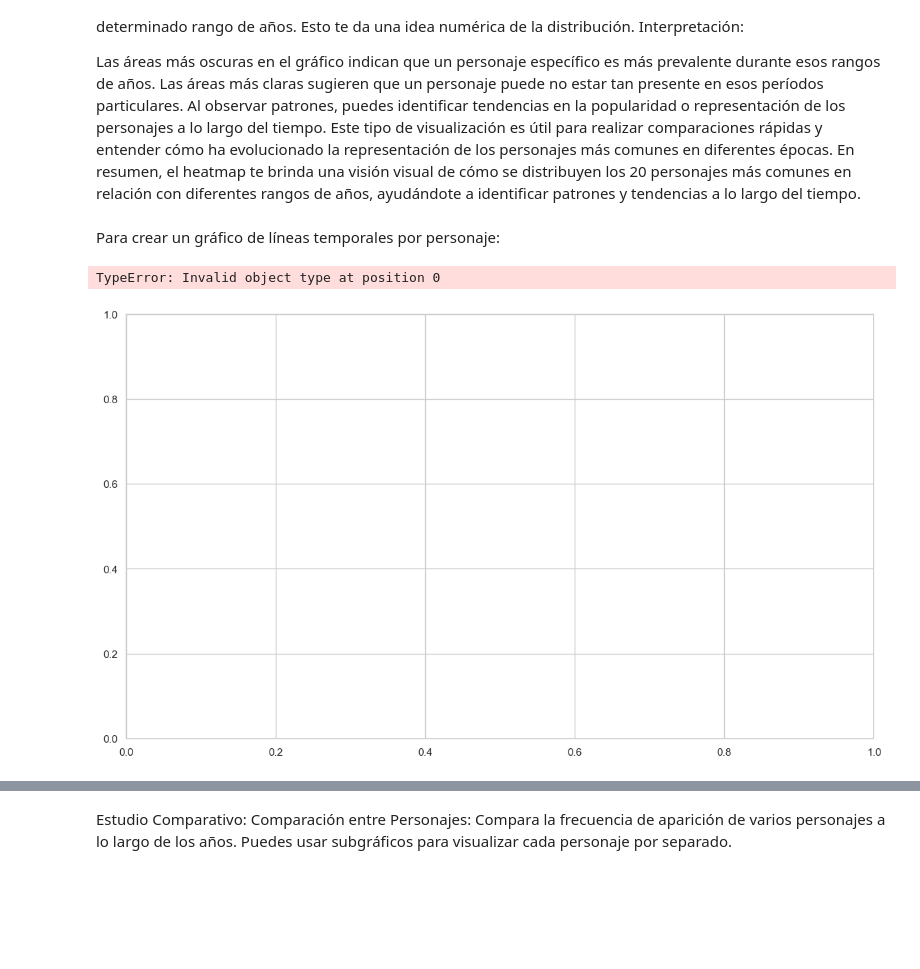
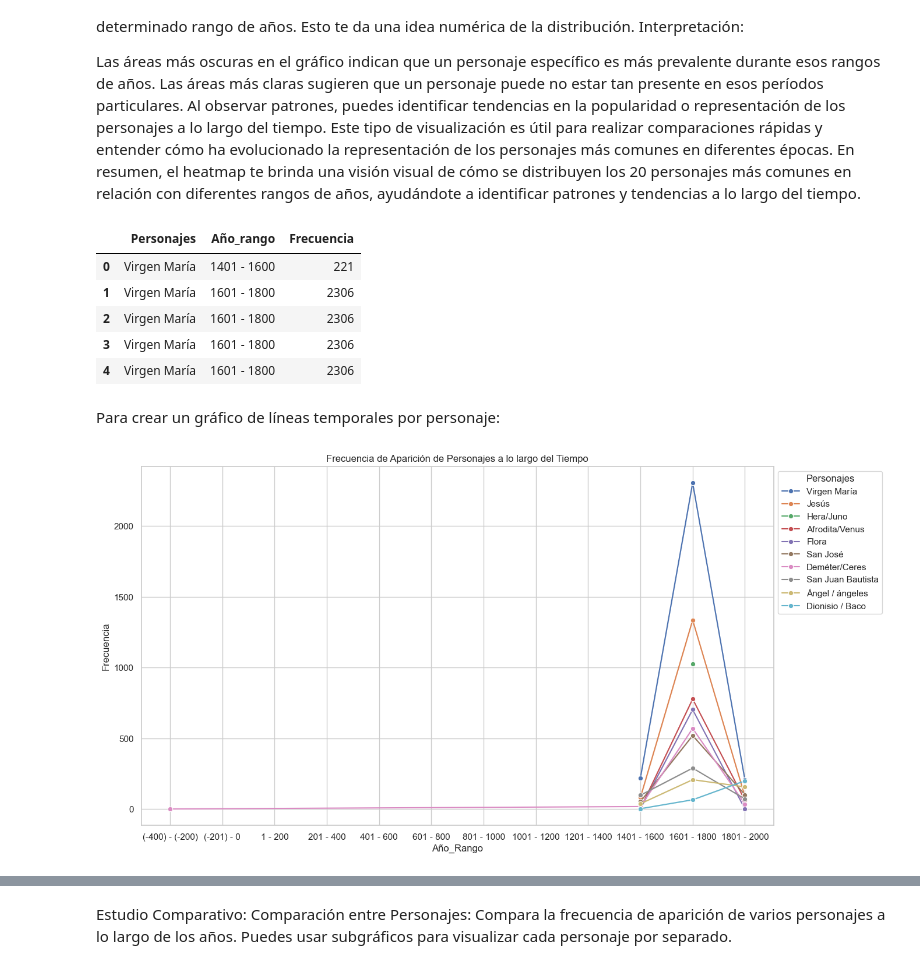
Before and after one commit to karmelealonso/project_final, a Jupyter notebook: notebooks/Estudio_analitico_iconografia.ipynb, the cells around one changed output, grey strips where cells are left out. Drawn from its saved outputs; the diff is of its cells as text; code cells hidden in the pictures; blank space fills up the shorter version.

```diff
--- a/notebooks/Estudio_analitico_iconografia.ipynb
+++ b/notebooks/Estudio_analitico_iconografia.ipynb
@@ -470,5 +469,14 @@ Las áreas más claras sugieren que un personaje puede no estar tan presente en
 Al observar patrones, puedes identificar tendencias en la popularidad o representación de los personajes a lo largo del tiempo.
 Este tipo de visualización es útil para realizar comparaciones rápidas y entender cómo ha evolucionado la representación de los personajes más comunes en diferentes épocas.
 En resumen, el heatmap te brinda una visión visual de cómo se distribuyen los 20 personajes más comunes en relación con diferentes rangos de años, ayudándote a identificar patrones y tendencias a lo largo del tiempo.
+# %%
+personajes_año_rango.head()
+# %% [output]
+|  | Personajes | Año_rango | Frecuencia |
+| 0 | Virgen María | 1401 - 1600 | 221 |
+| 1 | Virgen María | 1601 - 1800 | 2306 |
+| 2 | Virgen María | 1601 - 1800 | 2306 |
+| 3 | Virgen María | 1601 - 1800 | 2306 |
+| 4 | Virgen María | 1601 - 1800 | 2306 |
 # %% [markdown]
 Para crear un gráfico de líneas temporales por personaje:
@@ -481,21 +483,26 @@ line_chart_data['Año_rango'] = line_chart_data['Año_rango'].astype
 # %%
+personajes_mas_comunes = personajes_año_rango['Personajes'].value_counts().nlargest(10).index
+
+# Filtra el DataFrame para incluir solo los diez personajes más comunes
+top_10_data = personajes_año_rango[personajes_año_rango['Personajes'].isin(personajes_mas_comunes)]
+
+# Establece el estilo de la cuadrícula
 sns.set(style="whitegrid")
 
-# Crea el gráfico de líneas
+# Crea un solo gráfico para todos los personajes
 plt.figure(figsize=(14, 8))
-sns.lineplot(x='Año_rango', y='Frecuencia', hue='Personajes', data=line_chart_data, marker='o')
 
+# Itera sobre los personajes y dibuja líneas con colores diferentes
+for i, personaje in enumerate(personajes_mas_comunes):
+    sns.lineplot(x='Año_rango', y='Frecuencia', data=top_10_data[top_10_data['Personajes'] == personaje], label=personaje, marker='o')
 
-# Configura el título y las etiquetas
+# Ajusta el diseño del gráfico
 plt.title('Frecuencia de Aparición de Personajes a lo largo del Tiempo')
 plt.xlabel('Año_Rango')
 plt.ylabel('Frecuencia')
-
-# Muestra la leyenda
 plt.legend(title='Personajes', loc='upper left', bbox_to_anchor=(1, 1))
 
 # Muestra el gráfico
 plt.show()
 # %% [output]
-TypeError: Invalid object type at position 0
-[figure, old version]
+[figure, new version]
```
Also changed, not shown: parts of 34 cells of this notebook.
